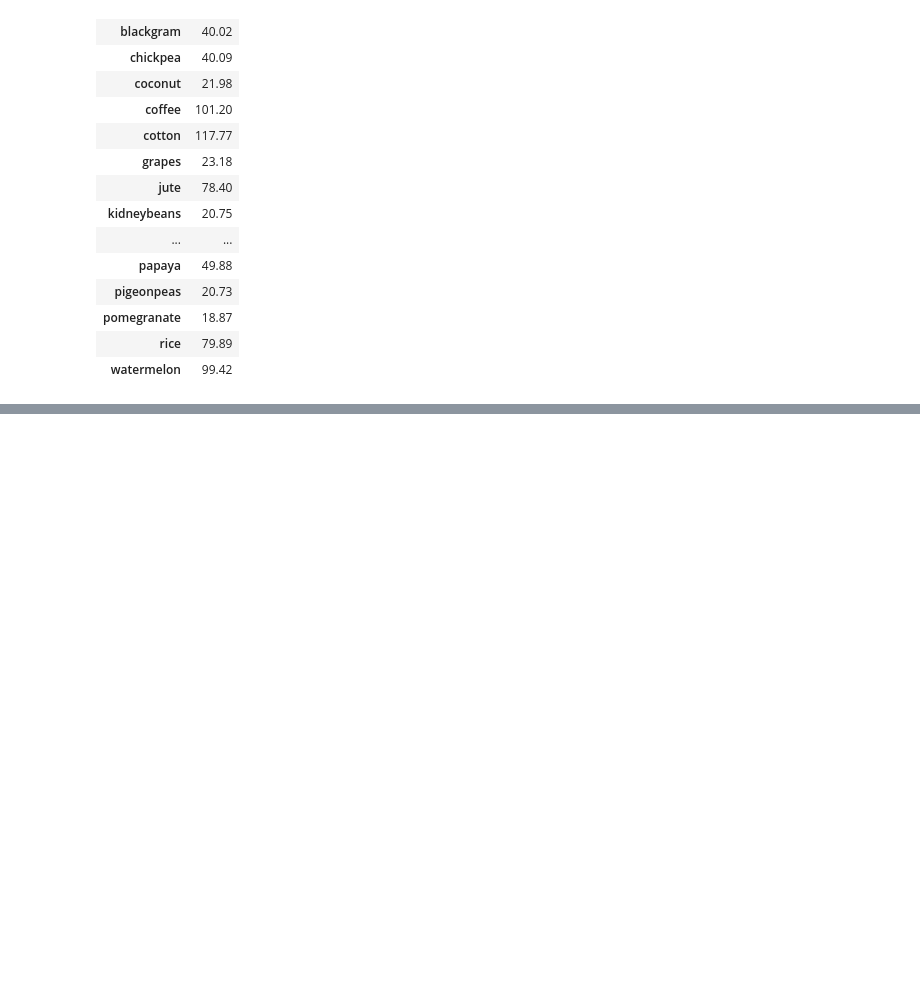
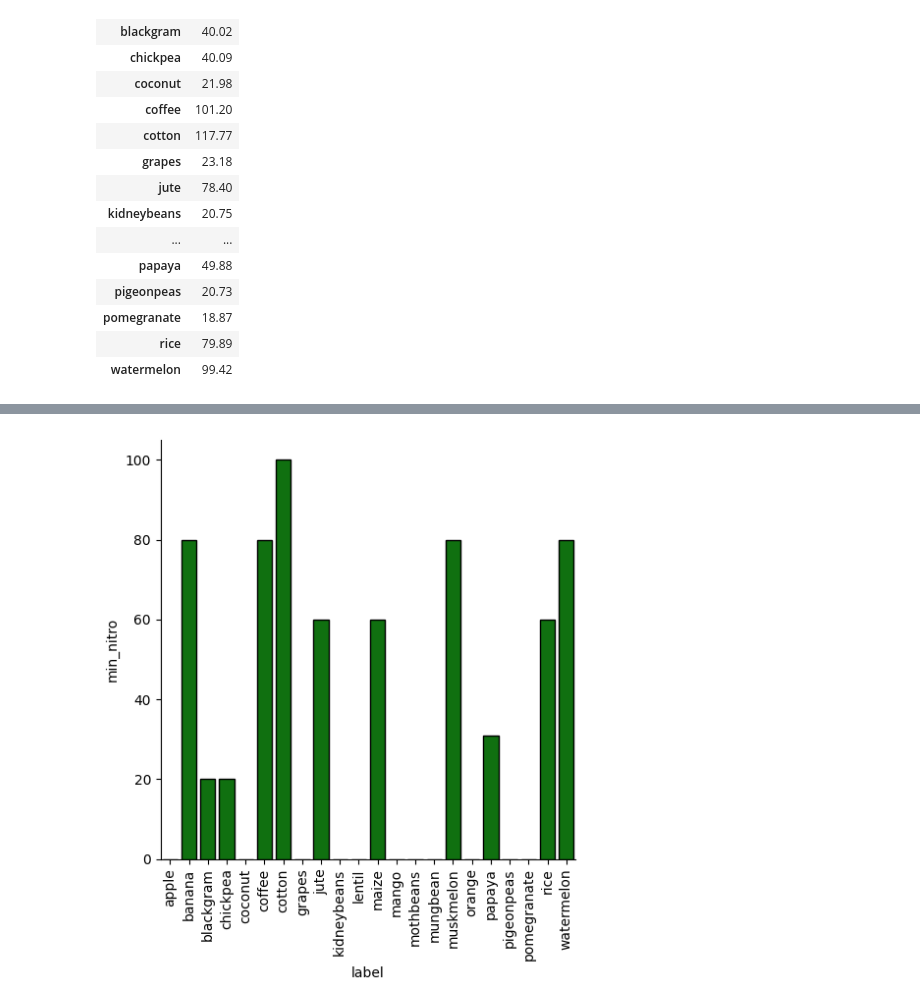
Before and after one commit to upflairs-pvt-ltd/3rd_july_datascience, a Jupyter notebook: farmer_guider/farmer.ipynb, the cells around one changed output, grey strips where cells are left out. Cells and saved outputs as stored; diff of their text form; code cells hidden in the pictures; blank space fills up the shorter version.

```diff
--- a/farmer_guider/farmer.ipynb
+++ b/farmer_guider/farmer.ipynb
@@ -57,0 +111,6 @@ group[['N']].mean()
+# %%
+sns.catplot(x='label',y='min_nitro',data=nitrogen,kind='bar',ec='k',color='g')
+plt.xticks(rotation=90)
+plt.show()
+# %% [output]
+[figure, added]
```
Also changed, not shown: parts of 33 cells of this notebook, 4 other files.
